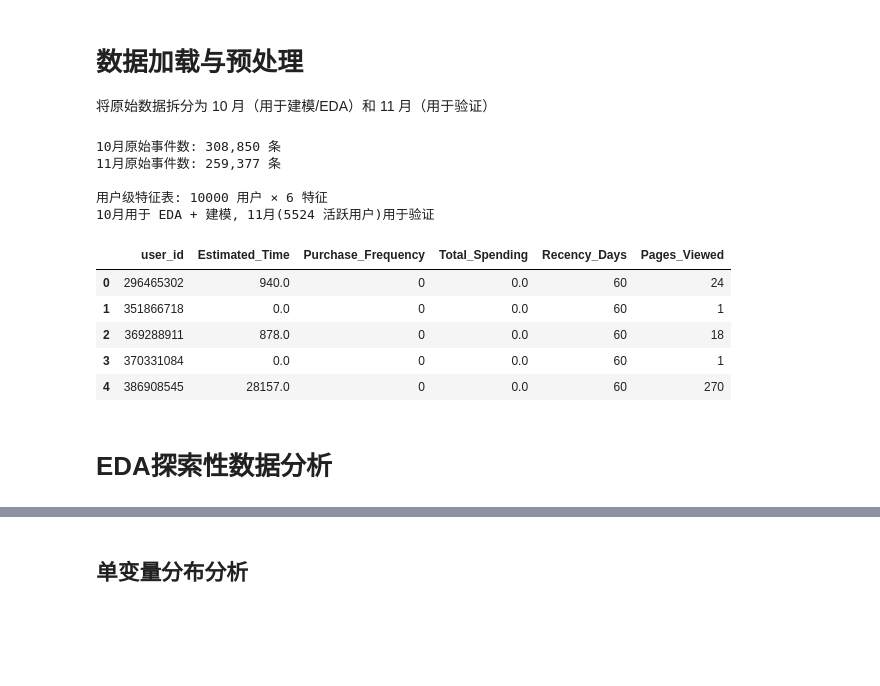
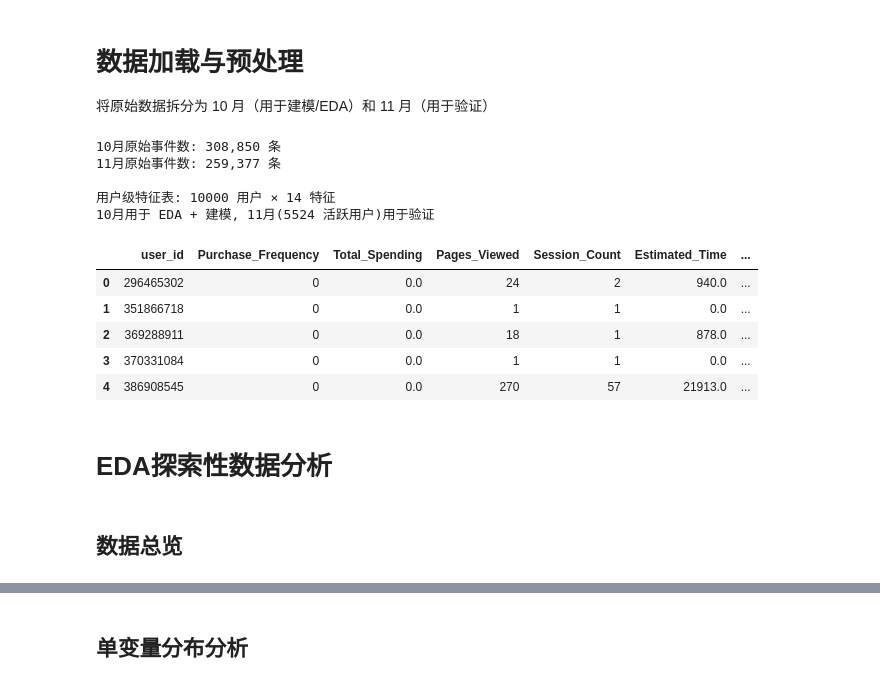
Before and after one commit to DX39069043/RFM-behavior-segmentation, a Jupyter notebook: main.ipynb, the cells around one changed output, grey strips where cells are left out. Drawn from its saved outputs; the diff is of its cells as text; code cells hidden in the pictures; blank space fills up the shorter version.

```diff
--- a/main.ipynb
+++ b/main.ipynb
@@ -25,76 +33,38 @@ for font_name in ['SimHei', 'Microsoft YaHei', 'Arial Unicode MS']:
 
 将原始数据拆分为 10 月（用于建模/EDA）和 11 月（用于验证）
 # %%
+# 数据加载与拆分
 df_raw = pd.read_csv('./my_cohort_data_Oct_Nov.csv')
 df_raw['event_time'] = pd.to_datetime(df_raw['event_time'])
 
-# 拆分为 10 月（建模/EDA）和 11 月（验证）
 df_oct_raw = df_raw[df_raw['event_time'].dt.month == 10].copy()
 df_nov = df_raw[df_raw['event_time'].dt.month == 11].copy()
 
 print(f"10月原始事件数: {len(df_oct_raw):,} 条")
 print(f"11月原始事件数: {len(df_nov):,} 条")
 
-# ── 估算浏览时长 ──
-max_date = df_oct_raw['event_time'].max()
-
-df_oct_raw = df_oct_raw.sort_values(['user_id', 'event_time'])
-df_oct_raw['prev_time'] = df_oct_raw.groupby('user_id')['event_time'].shift(1)
-df_oct_raw['time_diff'] = (df_oct_raw['event_time'] - df_oct_raw['prev_time']).dt.total_seconds()
-df_oct_raw['active_duration'] = df_oct_raw['time_diff'].apply(
-    lambda x: x if pd.notna(x) and x < 1800 else 0
-)
-
-user_duration = df_oct_raw.groupby('user_id')['active_duration'].sum().reset_index()
-user_duration.columns = ['user_id', 'Estimated_Time']
-
-# ── 聚合 RFM 与浏览行为 ──
-purchase_df = df_oct_raw[df_oct_raw['event_type'] == 'purchase']
-view_df = df_oct_raw[df_oct_raw['event_type'] == 'view']
-
-rfm = purchase_df.groupby('user_id').agg(
-    Last_Purchase=('event_time', 'max'),
-    Purchase_Frequency=('event_type', 'count'),
-    Total_Spending=('price', 'sum')
-).reset_index()
-rfm['Recency_Days'] = (max_date - rfm['Last_Purchase']).dt.days
-
-views = view_df.groupby('user_id').agg(
-    Pages_Viewed=('event_type', 'count')
-).reset_index()
-
-# ── 拼接用户级特征表 ──
-df = pd.DataFrame({'user_id': df_oct_raw['user_id'].unique()})
-df = df.merge(user_duration, on='user_id', how='left')
-df = df.merge(rfm, on='user_id', how='left')
-df = df.merge(views, on='user_id', how='left')
-
-df['Purchase_Frequency'] = df['Purchase_Frequency'].fillna(0).astype(int)
-df['Total_Spending'] = df['Total_Spending'].fillna(0)
-df['Pages_Viewed'] = df['Pages_Viewed'].fillna(0).astype(int)
-df['Estimated_Time'] = df['Estimated_Time'].fillna(0)
-
-max_recency = (max_date - df_oct_raw['event_time'].min()).days + 30
-df['Recency_Days'] = df['Recency_Days'].fillna(max_recency).astype(int)
-# 丢弃中间计算列，保持表格整洁
-df.drop(columns=['Last_Purchase'], inplace=True, errors='ignore')
+# 与 analysis.py 共用同一套特征构建（单一事实来源）
+from analysis import build_features
+df = build_features(df_oct_raw, df_oct_raw['event_time'].max())
 
 print(f"\n用户级特征表: {df.shape[0]} 用户 × {df.shape[1]} 特征")
 print(f"10月用于 EDA + 建模, 11月({df_nov['user_id'].nunique()} 活跃用户)用于验证")
 df.head()
 # %% [output]
 10月原始事件数: 308,850 条
 11月原始事件数: 259,377 条
 
-用户级特征表: 10000 用户 × 6 特征
+用户级特征表: 10000 用户 × 14 特征
 10月用于 EDA + 建模, 11月(5524 活跃用户)用于验证
-|  | user_id | Estimated_Time | Purchase_Frequency | Total_Spending | Recency_Days | Pages_Viewed |
-| 0 | 296465302 | 940.0 | 0 | 0.0 | 60 | 24 |
-| 1 | 351866718 | 0.0 | 0 | 0.0 | 60 | 1 |
-| 2 | 369288911 | 878.0 | 0 | 0.0 | 60 | 18 |
-| 3 | 370331084 | 0.0 | 0 | 0.0 | 60 | 1 |
-| 4 | 386908545 | 28157.0 | 0 | 0.0 | 60 | 270 |
+|  | user_id | Purchase_Frequency | Total_Spending | Pages_Viewed | Session_Count | Estimated_Time | ... |
+| 0 | 296465302 | 0 | 0.0 | 24 | 2 | 940.0 | ... |
+| 1 | 351866718 | 0 | 0.0 | 1 | 1 | 0.0 | ... |
+| 2 | 369288911 | 0 | 0.0 | 18 | 1 | 878.0 | ... |
+| 3 | 370331084 | 0 | 0.0 | 1 | 1 | 0.0 | ... |
+| 4 | 386908545 | 0 | 0.0 | 270 | 57 | 21913.0 | ... |
 # %% [markdown]
 # EDA探索性数据分析
+# %% [markdown]
+## 数据总览
 # %%
 target_numeric = ['Recency_Days', 'Purchase_Frequency', 'Total_Spending',
```
Also changed, not shown: parts of 29 cells of this notebook, 16 other files.
